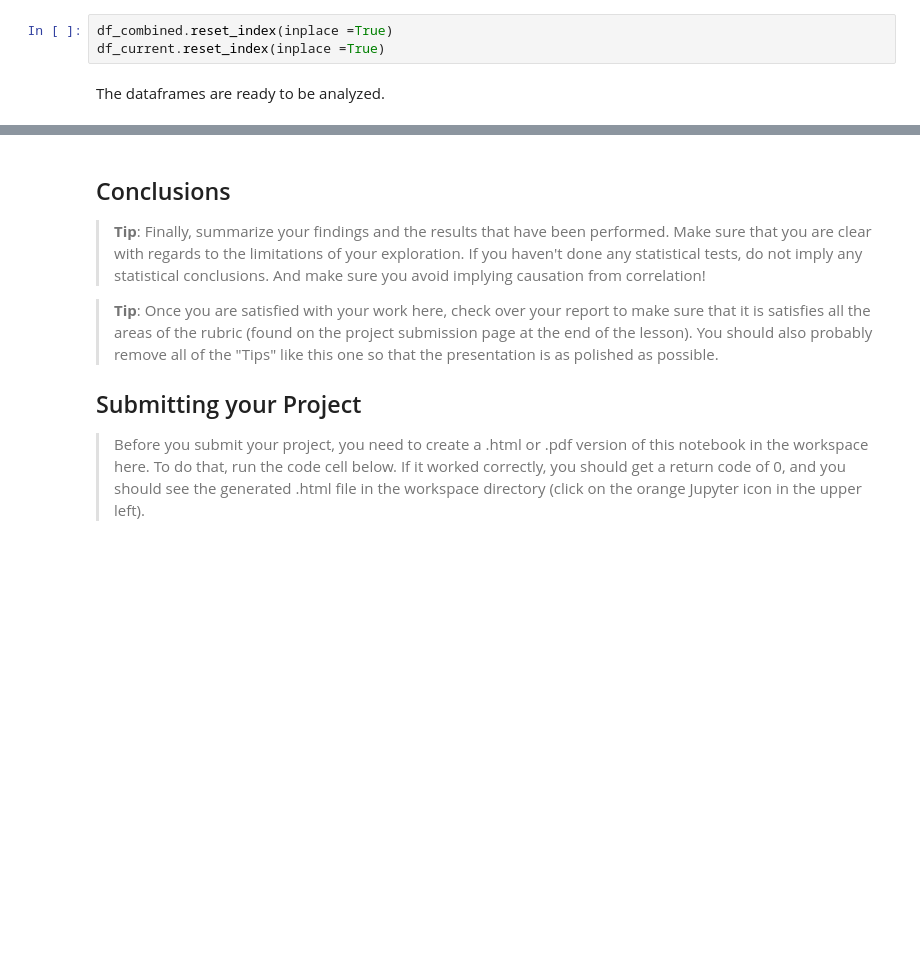
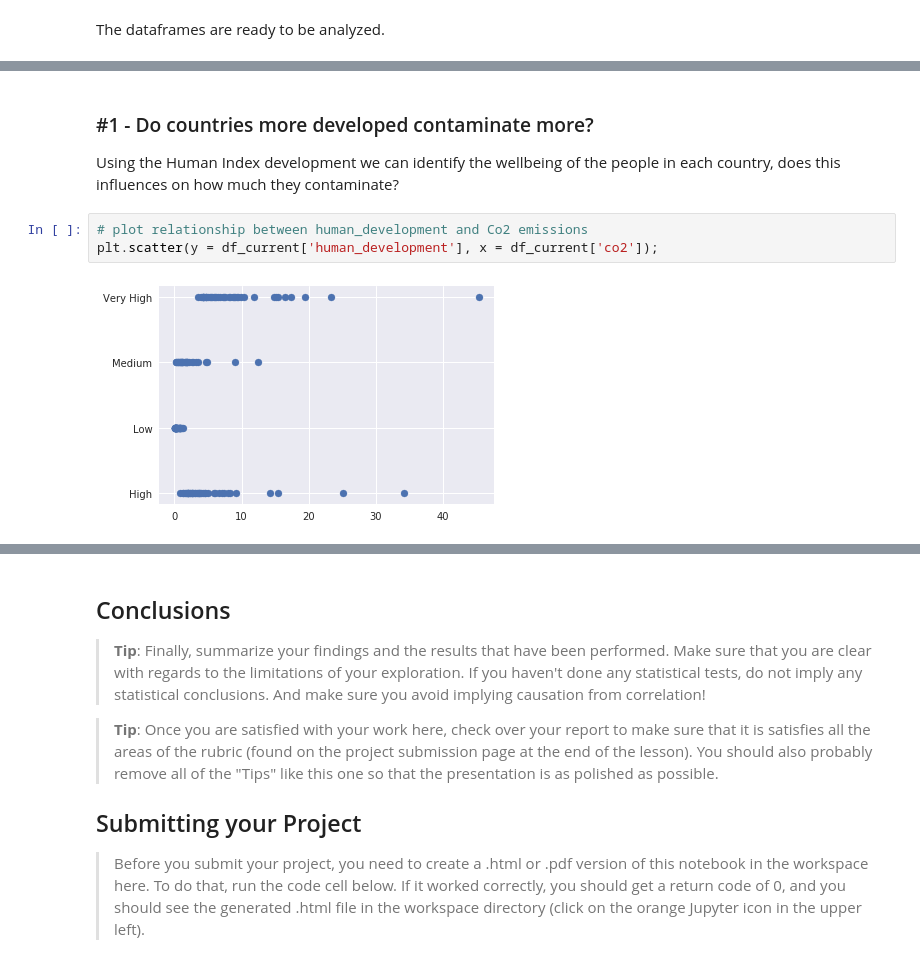
Before and after one commit to Victoriapm/co2_emissions_analysis, a Jupyter notebook: Part 2 - Investigate_Dataset/Investigate_a_Dataset.ipynb, the cells around one changed output, grey strips where cells are left out. Cells and saved outputs as stored; diff of their text form; blank space fills up the shorter version.

```diff
--- a/Part 2 - Investigate_Dataset/Investigate_a_Dataset.ipynb
+++ b/Part 2 - Investigate_Dataset/Investigate_a_Dataset.ipynb
@@ -707,5 +707,2 @@ I will reset the index of both dataframes because after all the data cleaning th
-# %%
-df_combined.reset_index(inplace =True)
-df_current.reset_index(inplace =True)
 # %% [markdown]
 The dataframes are ready to be analyzed.
@@ -750,0 +718,8 @@ df.groupby('human_development').mean().plot(kind='bar');
+# %% [markdown]
+### #1 - Do countries more developed contaminate more?
+Using the Human Index development we can identify the wellbeing of the people in each country, does this influences on how much they contaminate?
+# %%
+# plot relationship between human_development and Co2 emissions
+plt.scatter(y = df_current['human_development'], x = df_current['co2']);
+# %% [output]
+[figure, added]
```
Also changed, not shown: parts of 45 cells of this notebook.
